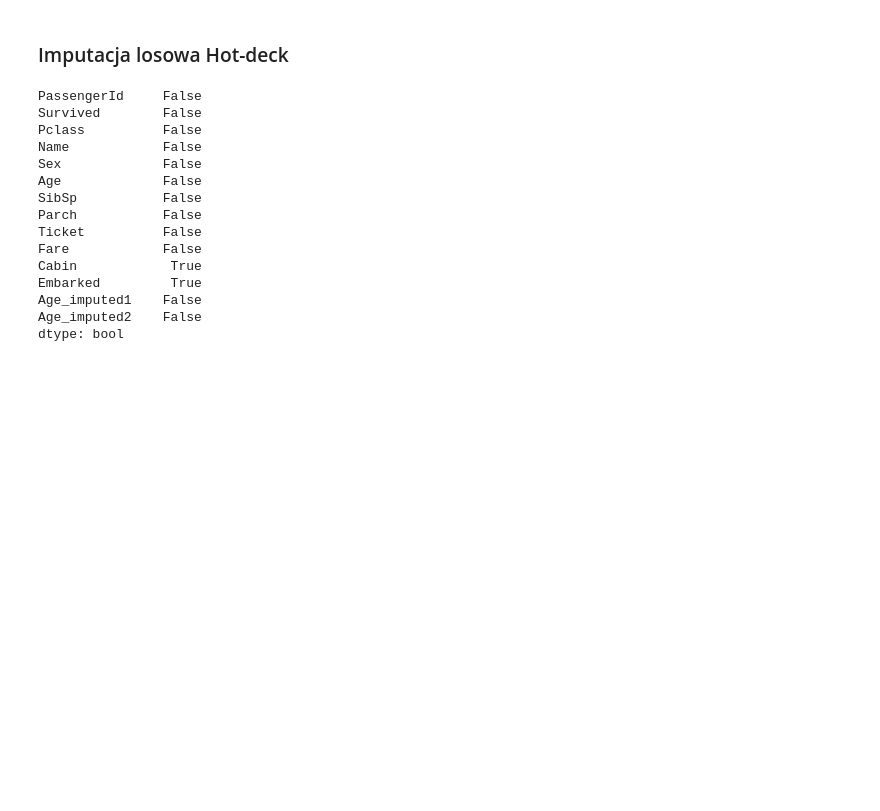
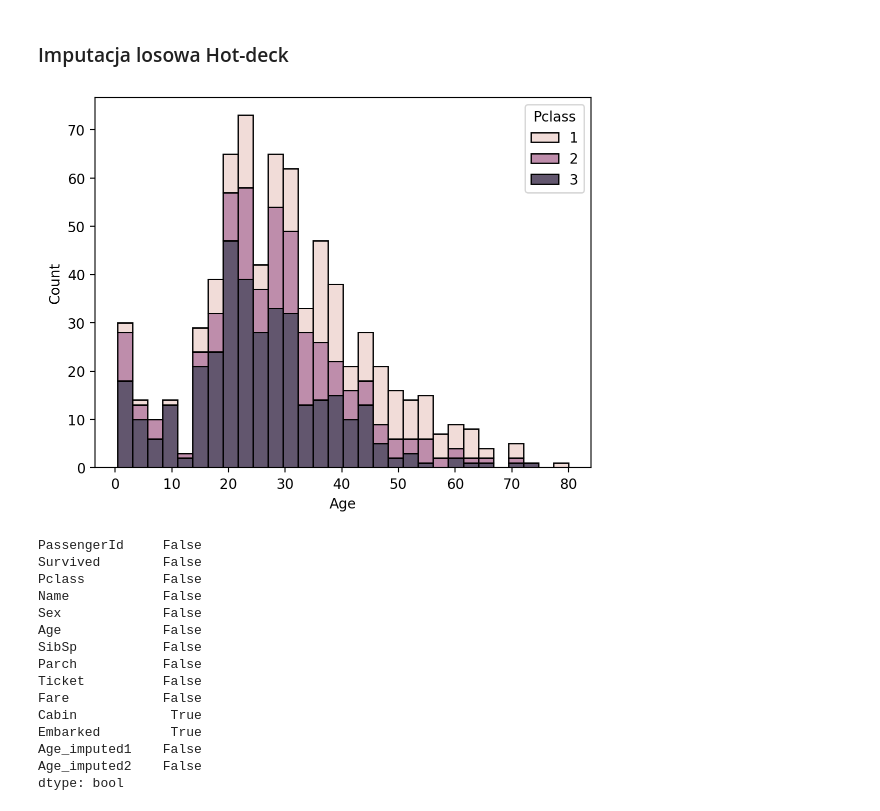
Before and after one commit to msnaspers/pwgdansk, a Jupyter notebook: sad-main/08-data-wrangling.ipynb, the cells around one changed output. Drawn from its saved outputs; the diff is of its cells as text; code cells hidden in the pictures; blank space fills up the shorter version.

```diff
--- a/sad-main/08-data-wrangling.ipynb
+++ b/sad-main/08-data-wrangling.ipynb
@@ -426,6 +456,12 @@ Imputacja Hot Deck oferuje kilka korzyści w porównaniu z innymi metodami:
 Głównym wnioskiem jest to, że **imputacja Hot Deck oferuje intuicyjne, praktycznie wykonalne podejście, które nadal respektuje statystyczne właściwości danych**.
 # %% [markdown]
 ### Imputacja losowa Hot-deck
+# %%
+sns.histplot(data=df_titanic, x = 'Age', hue = 'Pclass', multiple = 'stack', bins = 30);
+# jak jest zawyzona srednia to nie uzywac sredniej, tylko mediany, skoszony hist to mediana , rozklad normalny
+# jak jest rozkald normlany to srednia wynosi tyle co mediana
+# %% [output]
+[figure, added]
 # %%
 # Przykład imputacji losowej Hot Deck
 def random_hot_deck_imputation(df, column):
```
Also changed, not shown: parts of 6 cells of this notebook, 1 other file.
